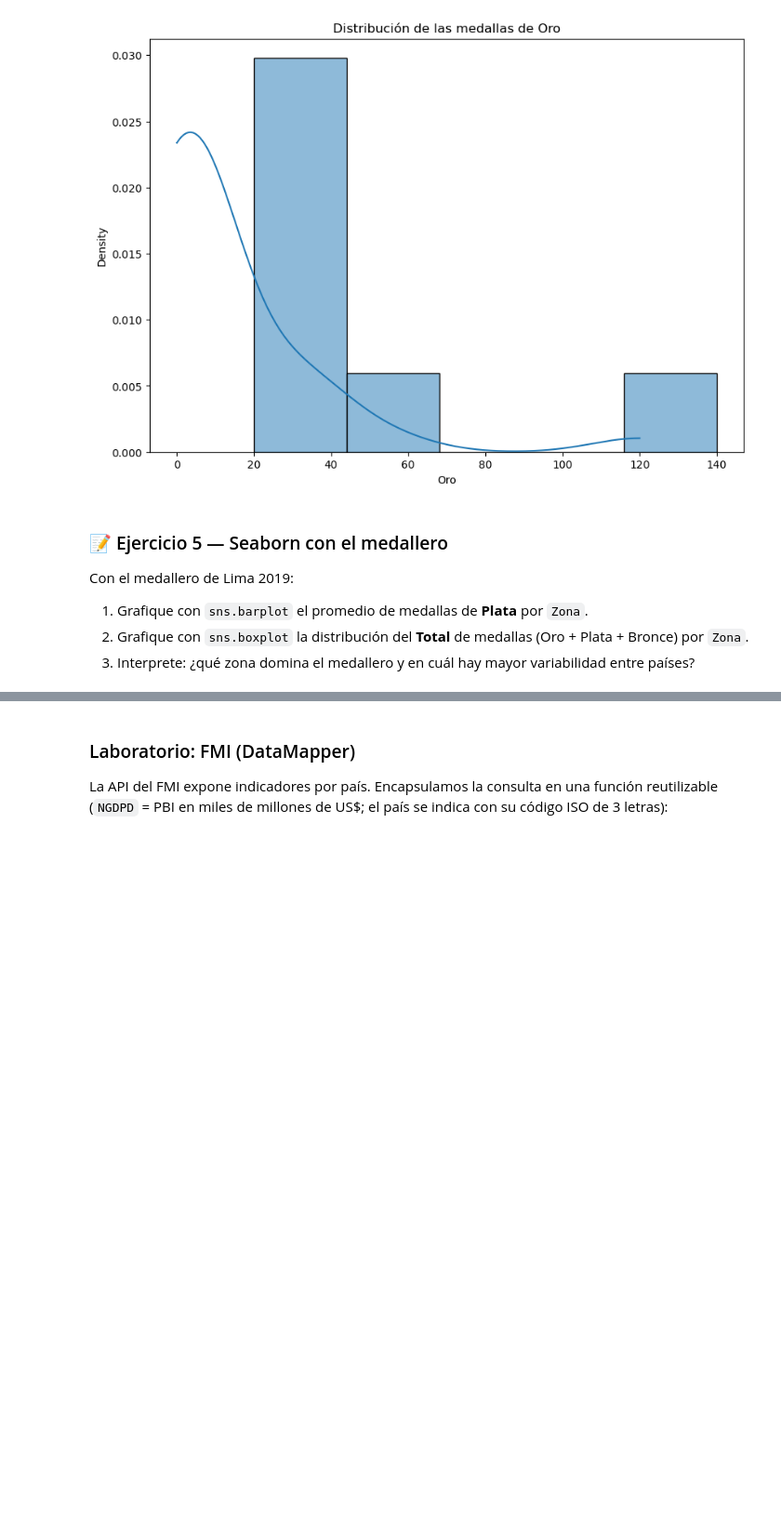
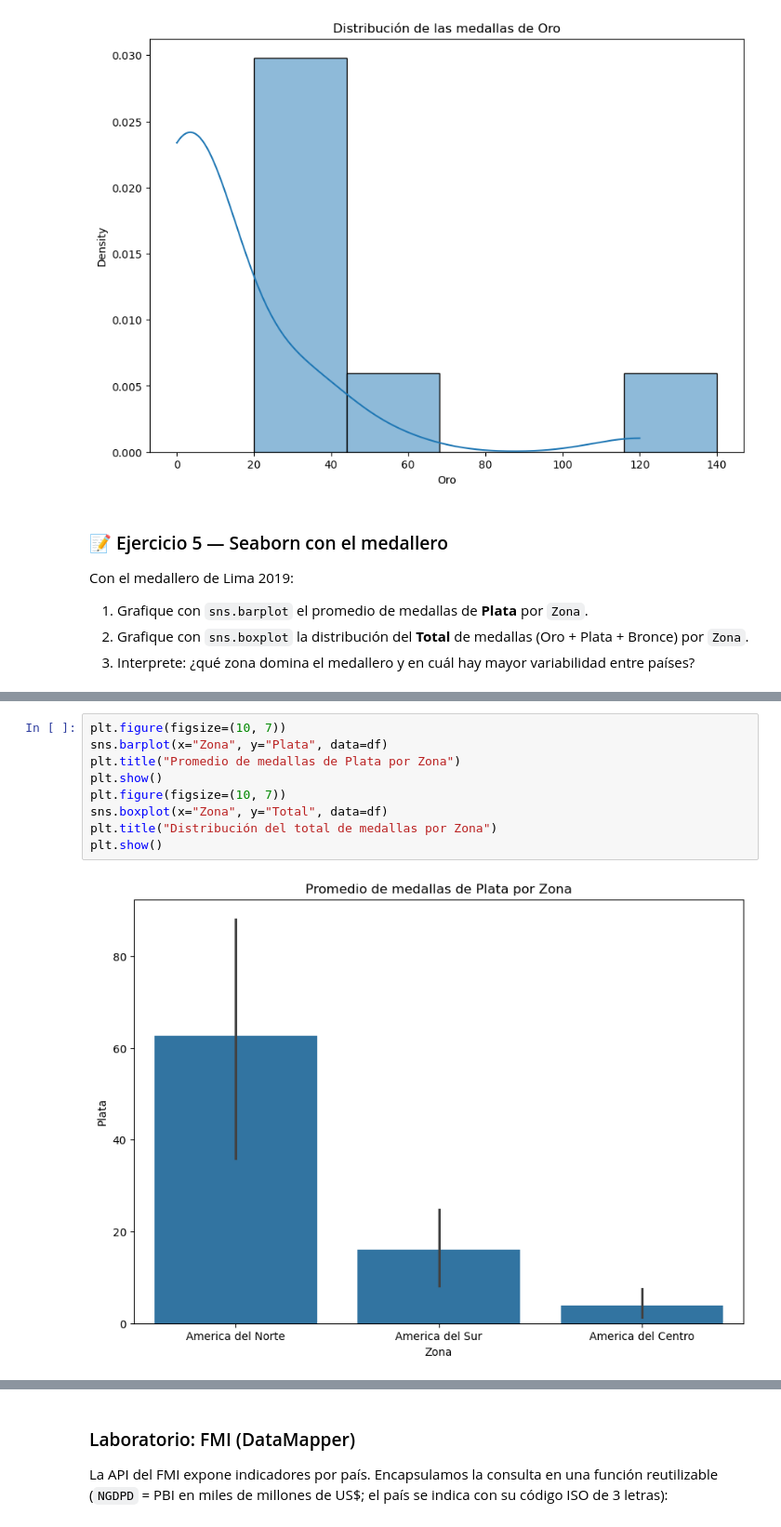
Before and after one commit to jgomezz/cpe_ciencia_datos_python_2026, a Jupyter notebook: mod2_estadistica_y_visualizacion/semana_04_advanced_visualization.ipynb, the cells around one changed output, grey strips where cells are left out. Shown at 93% size. Drawn from its saved outputs; the diff is of its cells as text; blank space fills up the shorter version.

```diff
--- a/mod2_estadistica_y_visualizacion/semana_04_advanced_visualization.ipynb
+++ b/mod2_estadistica_y_visualizacion/semana_04_advanced_visualization.ipynb
@@ -770,0 +795,11 @@ Con el medallero de Lima 2019:
+# %%
+plt.figure(figsize=(10, 7))
+sns.barplot(x="Zona", y="Plata", data=df)
+plt.title("Promedio de medallas de Plata por Zona")
+plt.show()
+plt.figure(figsize=(10, 7))
+sns.boxplot(x="Zona", y="Total", data=df)
+plt.title("Distribución del total de medallas por Zona")
+plt.show()
+# %% [output]
+[figure, added]
```
Also changed, not shown: parts of 5 cells of this notebook.
